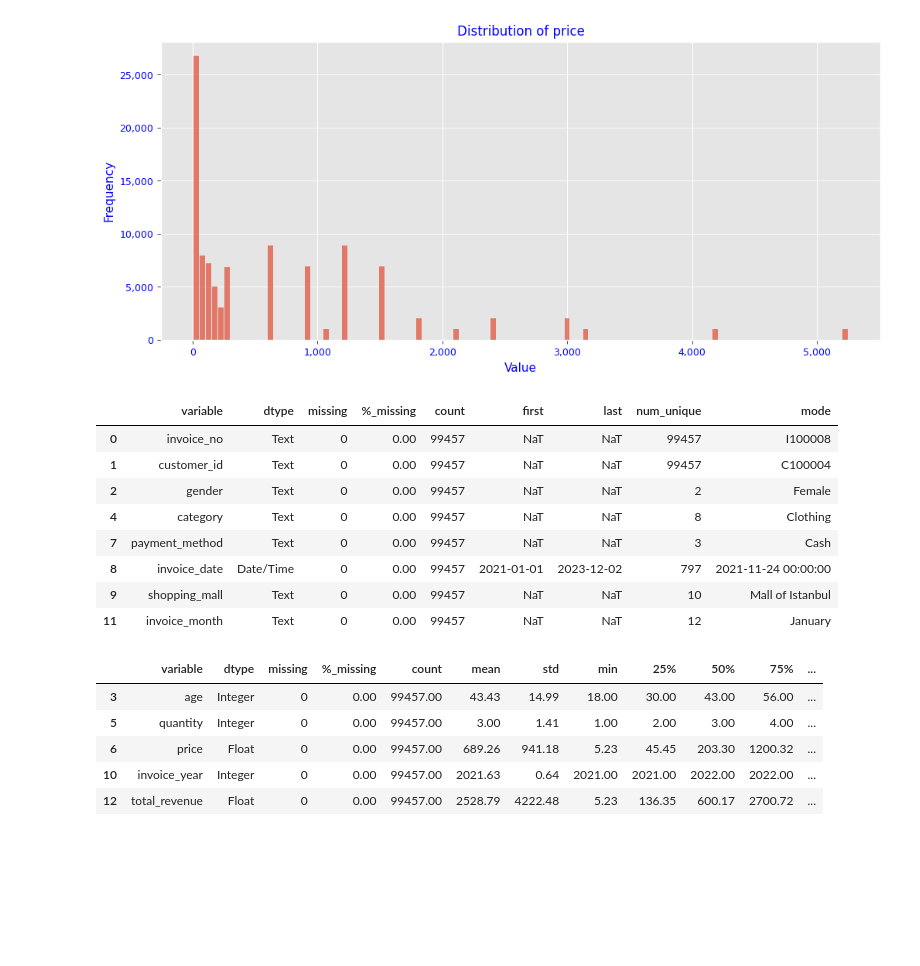
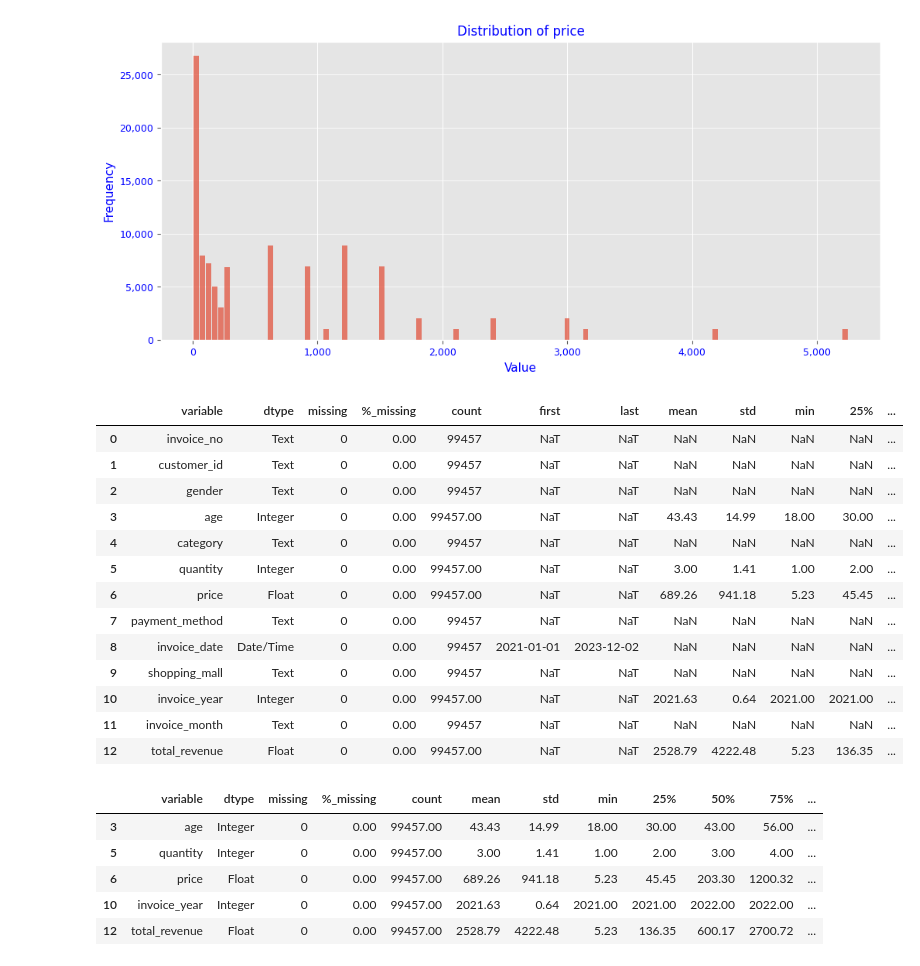
Before and after one commit to fonyango/sales-intelligence, a Jupyter notebook: basic/basic-sales-overview.ipynb, the cells around one changed output. Cells and saved outputs as stored; diff of their text form; code cells hidden in the pictures; blank space fills up the shorter version.

```diff
--- a/basic/basic-sales-overview.ipynb
+++ b/basic/basic-sales-overview.ipynb
@@ -207,7 +207,7 @@ class ExploreData():
             if self.data[col].dtype in ['object','datetime64[ns]']:
                 num_outliers=None
             else:
-                z_scores = zscore(df[col])
+                z_scores = zscore(self.data[col])
                 num_outliers = (abs(z_scores) > 3).sum()
 
             outliers_df = outliers_df.append({'variable': col, 'num_outliers': num_outliers},ignore_index=True)
@@ -276,17 +276,22 @@ Skewness coefficient:  2.2474332910339436
 [figure]
 # %%
 # get statistical summary of categorical variables
-explore.get_statistical_summary(variableType='categorical')
+explore.get_statistical_summary(variableType=None)
 # %% [output]
-|  | variable | dtype | missing | %_missing | count | first | last | num_unique | mode |
-| 0 | invoice_no | Text | 0 | 0.00 | 99457 | NaT | NaT | 99457 | I100008 |
-| 1 | customer_id | Text | 0 | 0.00 | 99457 | NaT | NaT | 99457 | C100004 |
-| 2 | gender | Text | 0 | 0.00 | 99457 | NaT | NaT | 2 | Female |
-| 4 | category | Text | 0 | 0.00 | 99457 | NaT | NaT | 8 | Clothing |
-| 7 | payment_method | Text | 0 | 0.00 | 99457 | NaT | NaT | 3 | Cash |
-| 8 | invoice_date | Date/Time | 0 | 0.00 | 99457 | 2021-01-01 | 2023-12-02 | 797 | 2021-11-24 00:00:00 |
-| 9 | shopping_mall | Text | 0 | 0.00 | 99457 | NaT | NaT | 10 | Mall of Istanbul |
-| 11 | invoice_month | Text | 0 | 0.00 | 99457 | NaT | NaT | 12 | January |
+|  | variable | dtype | missing | %_missing | count | first | last | mean | std | min | 25% | ... |
+| 0 | invoice_no | Text | 0 | 0.00 | 99457 | NaT | NaT | NaN | NaN | NaN | NaN | ... |
+| 1 | customer_id | Text | 0 | 0.00 | 99457 | NaT | NaT | NaN | NaN | NaN | NaN | ... |
+| 2 | gender | Text | 0 | 0.00 | 99457 | NaT | NaT | NaN | NaN | NaN | NaN | ... |
+| 3 | age | Integer | 0 | 0.00 | 99457.00 | NaT | NaT | 43.43 | 14.99 | 18.00 | 30.00 | ... |
+| 4 | category | Text | 0 | 0.00 | 99457 | NaT | NaT | NaN | NaN | NaN | NaN | ... |
+| 5 | quantity | Integer | 0 | 0.00 | 99457.00 | NaT | NaT | 3.00 | 1.41 | 1.00 | 2.00 | ... |
+| 6 | price | Float | 0 | 0.00 | 99457.00 | NaT | NaT | 689.26 | 941.18 | 5.23 | 45.45 | ... |
+| 7 | payment_method | Text | 0 | 0.00 | 99457 | NaT | NaT | NaN | NaN | NaN | NaN | ... |
+| 8 | invoice_date | Date/Time | 0 | 0.00 | 99457 | 2021-01-01 | 2023-12-02 | NaN | NaN | NaN | NaN | ... |
+| 9 | shopping_mall | Text | 0 | 0.00 | 99457 | NaT | NaT | NaN | NaN | NaN | NaN | ... |
+| 10 | invoice_year | Integer | 0 | 0.00 | 99457.00 | NaT | NaT | 2021.63 | 0.64 | 2021.00 | 2021.00 | ... |
+| 11 | invoice_month | Text | 0 | 0.00 | 99457 | NaT | NaT | NaN | NaN | NaN | NaN | ... |
+| 12 | total_revenue | Float | 0 | 0.00 | 99457.00 | NaT | NaT | 2528.79 | 4222.48 | 5.23 | 136.35 | ... |
 # %%
 # get statistical summary of numerical variables
 explore.get_statistical_summary(variableType='numerical')
```
Also changed, not shown: 2 other files.
